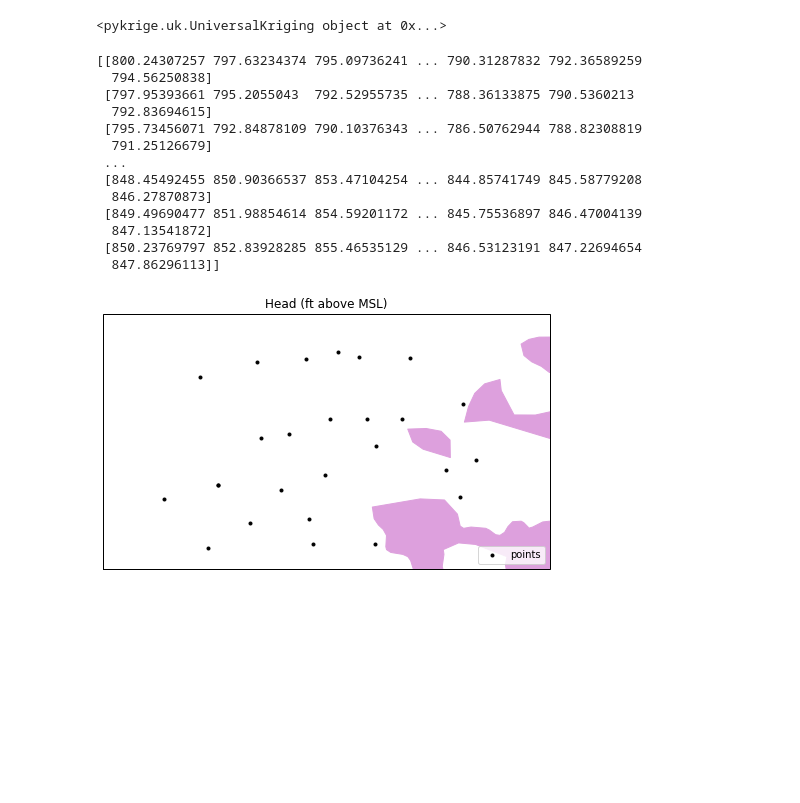
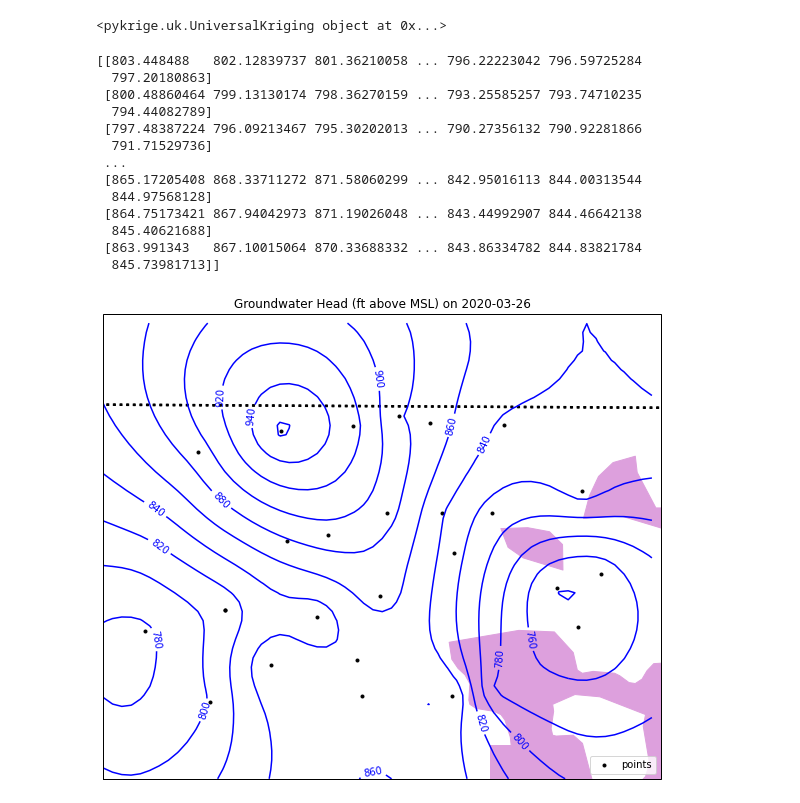
Before and after one commit to yiquanw2/geol572_6, a Jupyter notebook: Prob Set 6 and 7.ipynb, the cells around one changed output. Cells and saved outputs as stored; diff of their text form; code cells hidden in the pictures; blank space fills up the shorter version.

```diff
--- a/Prob Set 6 and 7.ipynb
+++ b/Prob Set 6 and 7.ipynb
@@ -133,10 +133,10 @@ print(UK)
 <pykrige.uk.UniversalKriging object at 0x...>
 # %%
 # define the area over which to plot data
-minlat = 42.15
-maxlat = 42.55
-minlong = -88.8
-maxlong = -88.1
+minlat = 42.1
+maxlat = 42.6
+minlong = -88.75
+maxlong = -88.15
 # create xpoints and ypoints in space, with 0.01 spacing
 xpoints = np.arange(minlong,maxlong,0.01)
 ypoints = np.arange(minlat,maxlat,0.01)
@@ -149,63 +149,46 @@ z, var = UK.execute('grid', xpoints,ypoints)
 z = z.filled(fill_value=None)
 print(z)
 # %% [output]
-[[800.24307257 797.63234374 795.09736241 ... 790.31287832 792.36589259
-  794.56250838]
- [797.95393661 795.2055043  792.52955735 ... 788.36133875 790.5360213
-  792.83694615]
- [795.73456071 792.84878109 790.10376343 ... 786.50762944 788.82308819
-  791.25126679]
+[[803.448488   802.12839737 801.36210058 ... 796.22223042 796.59725284
+  797.20180863]
+ [800.48860464 799.13130174 798.36270159 ... 793.25585257 793.74710235
+  794.44082789]
+ [797.48387224 796.09213467 795.30202013 ... 790.27356132 790.92281866
+  791.71529736]
  ...
- [848.45492455 850.90366537 853.47104254 ... 844.85741749 845.58779208
-  846.27870873]
- [849.49690477 851.98854614 854.59201172 ... 845.75536897 846.47004139
-  847.13541872]
- [850.23769797 852.83928285 855.46535129 ... 846.53123191 847.22694654
-  847.86296113]]
+ [865.17205408 868.33711272 871.58060299 ... 842.95016113 844.00313544
+  844.97568128]
+ [864.75173421 867.94042973 871.19026048 ... 843.44992907 844.46642138
+  845.40621688]
+ [863.991343   867.10015064 870.33688332 ... 843.86334782 844.83821784
+  845.73981713]]
 # %%
 # Create a figure
-fig = plt.figure(figsize=(8, 8))
+fig = plt.figure(figsize=(10, 10))
 # define a projection
 ax = plt.axes(projection=ccrs.PlateCarree())
 # define spatial domain to plot
 ax.set_xlim(minlong,maxlong)
 ax.set_ylim(minlat,maxlat)
 # define title
 ax.set_title("Head (ft above MSL)")
-# states_provinces = cf.NaturalEarthFeature(
-#     category='cultural', # features are categorized as cultural or physical
-#     name='admin_1_states_provinces', # name of shapefile
-#     scale='50m', # scale of features
-#     facecolor='none')
-largerivers = cf.NaturalEarthFeature(
-    category='physical',
-    name='rivers_lake_centerlines',
-    scale='110m', # major rivers
-    facecolor='none')
-smallrivers = cf.NaturalEarthFeature(
-    category='physical',
-    name='rivers_lake_centerlines_scale_rank',
-    scale='10m', # smaller rivers (still considered major by many/most people)
-    facecolor='none')
-popplaces = cf.NaturalEarthFeature(
-    category='cultural',
-    name='urban_areas', # plots municipal boundaries
-    scale='10m',
-    facecolor='plum')
+popplaces = cf.NaturalEarthFeature(category='cultural',name='urban_areas',
+    scale='10m',facecolor='plum')
+states_provinces = cf.NaturalEarthFeature(category='cultural',
+    name='admin_1_states_provinces',scale='50m', facecolor='none')
 # adds the features defined above
 ax.add_feature(popplaces,edgecolor='plum',linewidth=1.0)
-ax.add_feature(largerivers,edgecolor='aqua',linewidth=2.0)
-ax.add_feature(smallrivers,edgecolor='aqua',linewidth=2.0)
+ax.add_feature(states_provinces, edgecolor='black', linewidth=2.5,linestyle=':')
 # create contours from the interpolation
-cset = plt.contour(X,Y,z,np.arange(1000, 5000, 50),colors='blue')
-
+cset = plt.contour(X,Y,z,np.arange(700, 1000, 20),colors='blue')
+plt.contourf(X, Y, , 8, alpha = 0.75, cmap = plt.cm.hot)
 # labels contours, makes use of pylab
 pylab.clabel(cset, inline=1, fontsize=10,fmt='%1.0f')
 
 # plot the points that were measured
 plt.scatter(df['Longitude'], df['Latitude'], marker=".", color="black", label="points")
 plt.legend(loc='lower right')
-plt.title('Head (ft above MSL)')
+plt.title('Groundwater Head (ft above MSL) on '+str(df.iloc[0]['Date-Time'].date()))
 plt.show()
 # %% [output]
-[figure, old version]
+[figure, new version]
```
Also changed, not shown: parts of 2 cells of this notebook.
